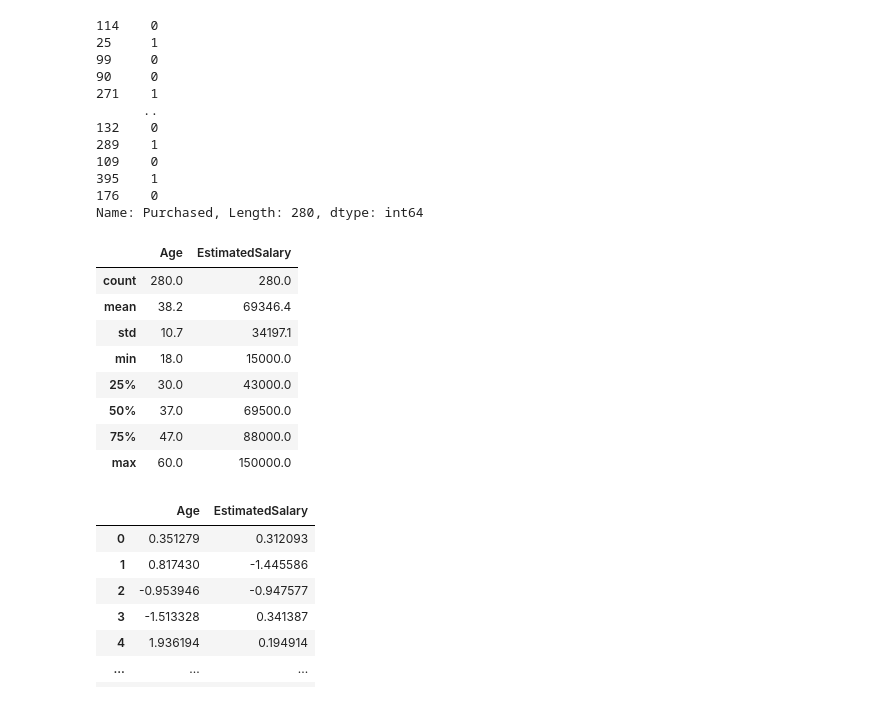
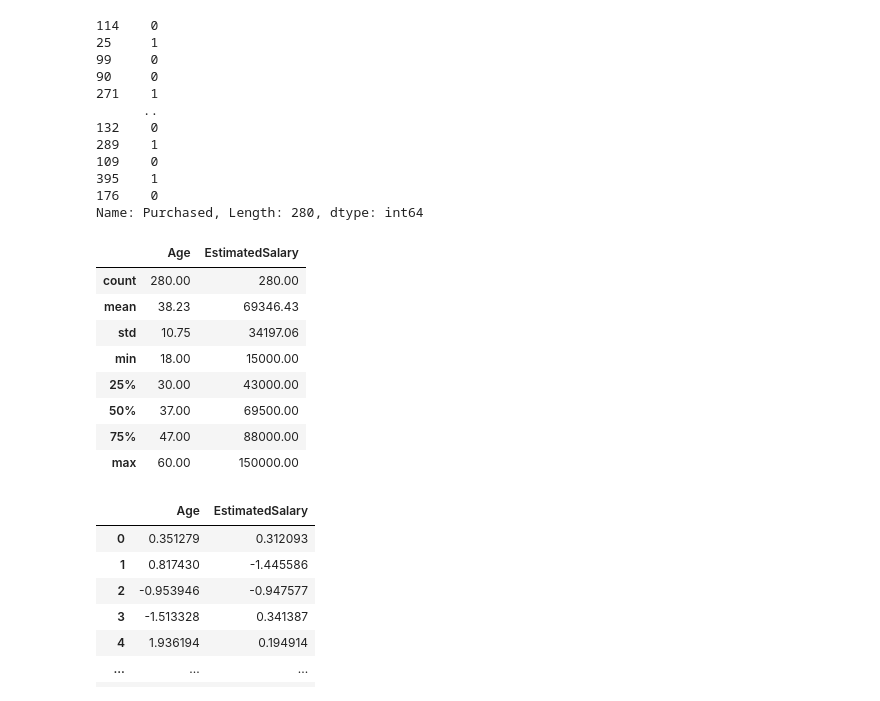
Before and after one commit to Garvit-7-Agarwal/100-Days-of-Machine-Learning-, a Jupyter notebook: 24 day Standarization /file.ipynb, the cells around one changed output. Saved outputs shown, nothing was run; the diff lists cells and outputs as text; code cells hidden in the pictures.

```diff
--- a/24 day Standarization /file.ipynb
+++ b/24 day Standarization /file.ipynb
@@ -104,17 +122,17 @@ Name: Purchased, Length: 280, dtype: int64
 X_train_scale = pd.DataFrame(X_train_scale,columns=X_train.columns) # this convert it into pandas dataframe
 X_test_scale = pd.DataFrame(X_test_scale,columns=X_test.columns)
 # %%
-np.round(X_train.describe(),1)
+np.round(X_train.describe(),2)
 # %% [output]
 |  | Age | EstimatedSalary |
-| count | 280.0 | 280.0 |
-| mean | 38.2 | 69346.4 |
-| std | 10.7 | 34197.1 |
-| min | 18.0 | 15000.0 |
-| 25% | 30.0 | 43000.0 |
-| 50% | 37.0 | 69500.0 |
-| 75% | 47.0 | 88000.0 |
-| max | 60.0 | 150000.0 |
+| count | 280.00 | 280.00 |
+| mean | 38.23 | 69346.43 |
+| std | 10.75 | 34197.06 |
+| min | 18.00 | 15000.00 |
+| 25% | 30.00 | 43000.00 |
+| 50% | 37.00 | 69500.00 |
+| 75% | 47.00 | 88000.00 |
+| max | 60.00 | 150000.00 |
 # %%
 X_train_scale
 # %% [output]
```
Also changed, not shown: parts of 8 cells of this notebook, 5 other files.
